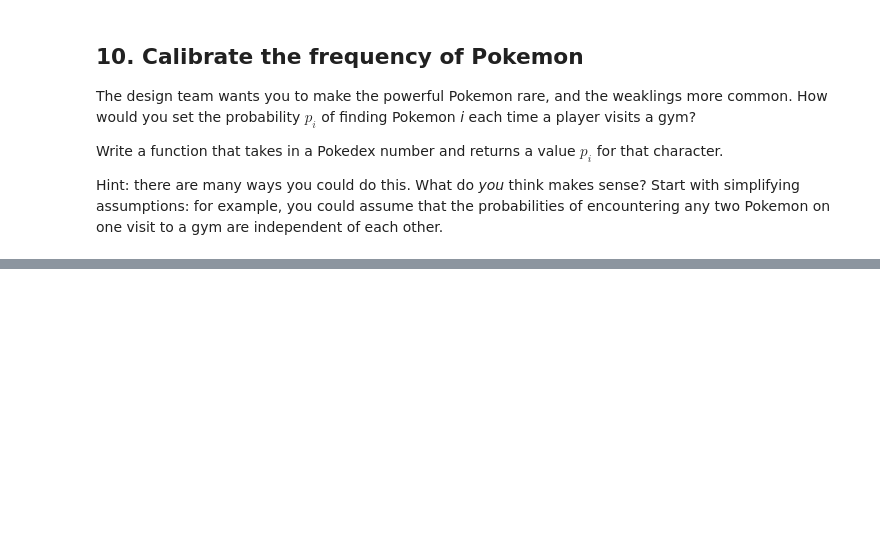
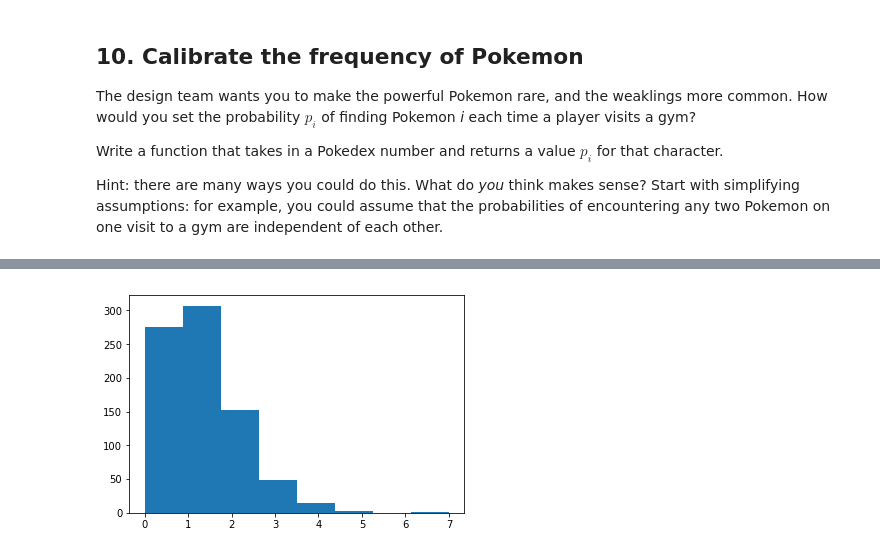
Before and after one commit to tmh8195/dsi-bos-03, a Jupyter notebook: erik-ellis/ellis-ec-project-1-v2-starter-code.ipynb, the cells around one changed output, grey strips where cells are left out. Saved outputs shown, nothing was run; the diff lists cells and outputs as text; code cells hidden in the pictures; blank space fills up the shorter version.

```diff
--- a/erik-ellis/ellis-ec-project-1-v2-starter-code.ipynb
+++ b/erik-ellis/ellis-ec-project-1-v2-starter-code.ipynb
@@ -287,13 +301,24 @@ While you were putting together the prototype code, your colleagues were prepari
 # %%
 # Code to read in pokedex info
 raw_pd = ''
-pokedex_file = 'pokedex_basic_ii.csv'
+pokedex_file = 'pokedex_basic.csv'
 with open(pokedex_file, 'r') as f:
     raw_pd = f.read()
-    for row in raw_pd:
-        row = [x for x in row.split('\n')]
-    for col in raw_pd:
-        col = [x for x in col.split(',')]
+    raw_pd = raw_pd.replace('"', '')
+    pokedex_list = raw_pd.split('\n')
 
-type(raw_pd)
+
+
+for x in range(len(pokedex_list)):
+    line = pokedex_list[x].split(',')
+    for i in range(len(line)):
+        try:
+            v = float(line[i])
+        except:
+            v = line[i]
+        line[i] = v
+    pokedex_list[x] = line
+
+print (pokedex_list)
+
 #the pokedex string is assigned to the raw_pd variable
@@ -383,0 +432,9 @@ X_{1},X_{2},X_{3}... are identically distributed random variables that are mutua
+# %%
+import matplotlib.pyplot as plt
+pokedex_dist = np.random.poisson(1.0, 800)
+
+dist_pokedex = pokedex_list.append(pokedex_dist)
+plt.hist(pokedex_dist, bins = 8)
+plt.show()
+# %% [output]
+[figure, added]
```
Also changed, not shown: parts of 25 cells of this notebook.
